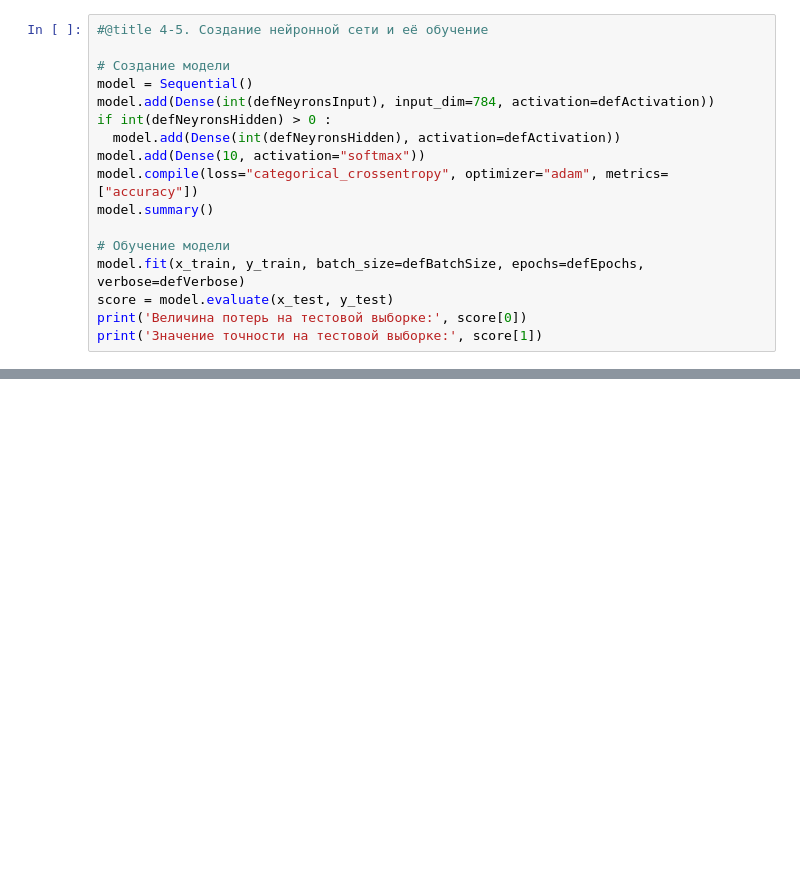
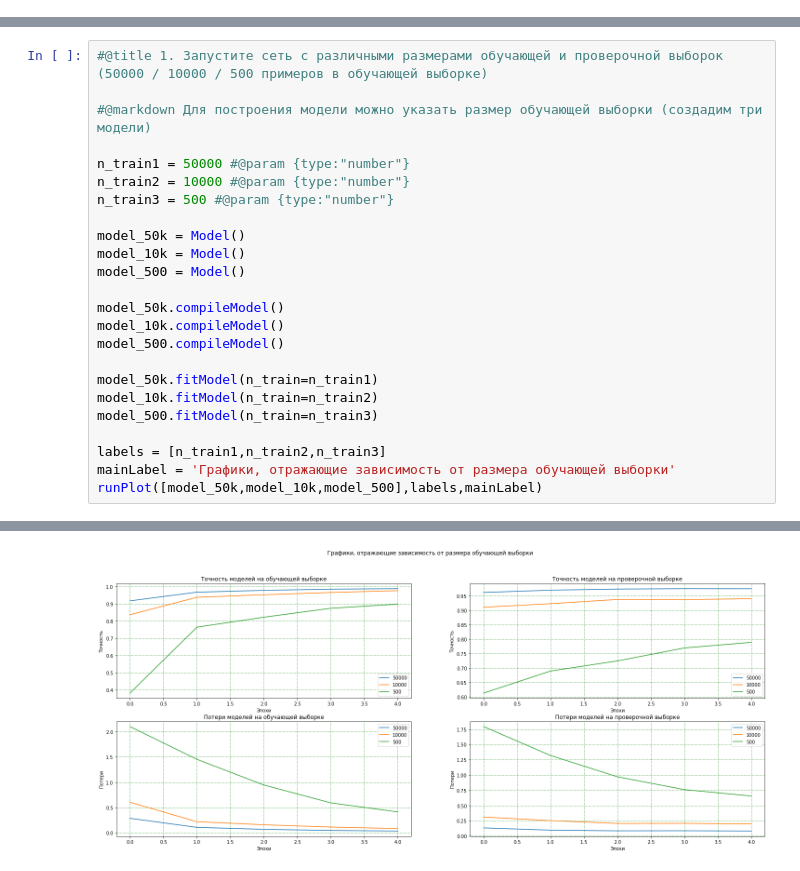
Before and after one commit to glukonatic/III, a Jupyter notebook: III_PRO_02.ipynb, the cells around one changed output, grey strips where cells are left out. Cells and saved outputs as stored; diff of their text form; blank space fills up the shorter version.

```diff
--- a/III_PRO_02.ipynb
+++ b/III_PRO_02.ipynb
@@ -189,17 +2,0 @@ y_test = utils.to_categorical(y_test_org, 10)
-# %%
-#@title 4-5. Создание нейронной сети и её обучение
-
-# Создание модели
-model = Sequential()
-model.add(Dense(int(defNeyronsInput), input_dim=784, activation=defActivation))
-if int(defNeyronsHidden) > 0 :
-  model.add(Dense(int(defNeyronsHidden), activation=defActivation))
-model.add(Dense(10, activation="softmax"))
-model.compile(loss="categorical_crossentropy", optimizer="adam", metrics=["accuracy"])
-model.summary()
-
-# Обучение модели
-model.fit(x_train, y_train, batch_size=defBatchSize, epochs=defEpochs, verbose=defVerbose)
-score = model.evaluate(x_test, y_test)
-print('Величина потерь на тестовой выборке:', score[0])
-print('Значение точности на тестовой выборке:', score[1])
@@ -613,0 +183,25 @@ image.load_img?
+# %%
+#@title 1. Запустите сеть с различными размерами обучающей и проверочной выборок (50000 / 10000 / 500 примеров в обучающей выборке)
+
+#@markdown Для построения модели можно указать размер обучающей выборки (создадим три модели)
+
+n_train1 = 50000 #@param {type:"number"}
+n_train2 = 10000 #@param {type:"number"}
+n_train3 = 500 #@param {type:"number"}
+
+model_50k = Model()
+model_10k = Model()
+model_500 = Model()
+
+model_50k.compileModel()
+model_10k.compileModel()
+model_500.compileModel()
+
+model_50k.fitModel(n_train=n_train1)
+model_10k.fitModel(n_train=n_train2)
+model_500.fitModel(n_train=n_train3)
+
+labels = [n_train1,n_train2,n_train3]
+mainLabel = 'Графики, отражающие зависимость от размера обучающей выборки'
+runPlot([model_50k,model_10k,model_500],labels,mainLabel)
+# %% [output]
@@ -613,0 +225 @@ image.load_img?
+[figure, added]
```
Also changed, not shown: parts of 74 cells of this notebook.
